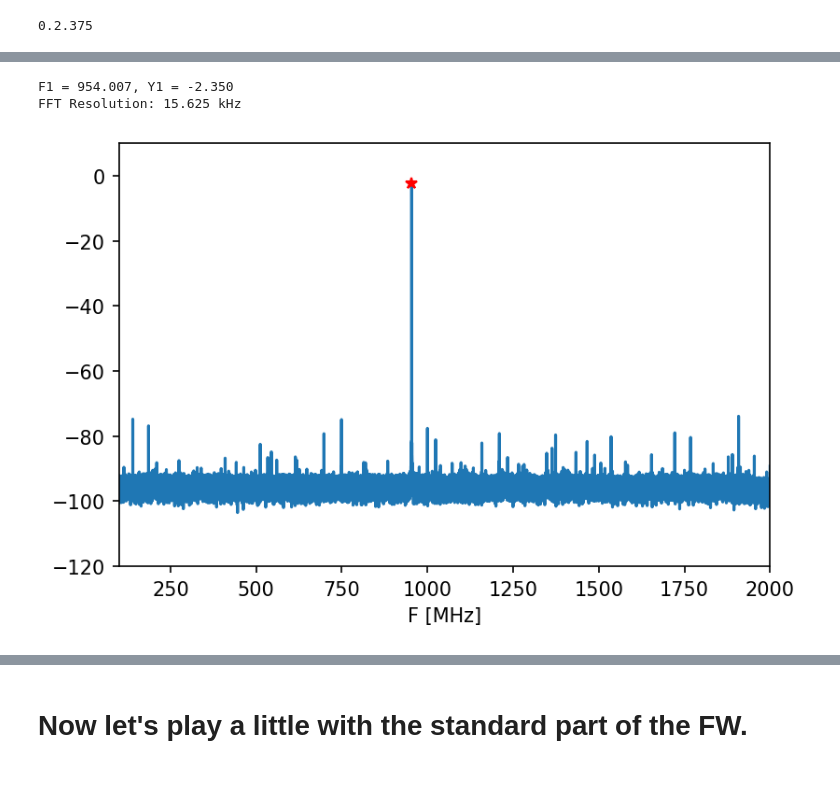
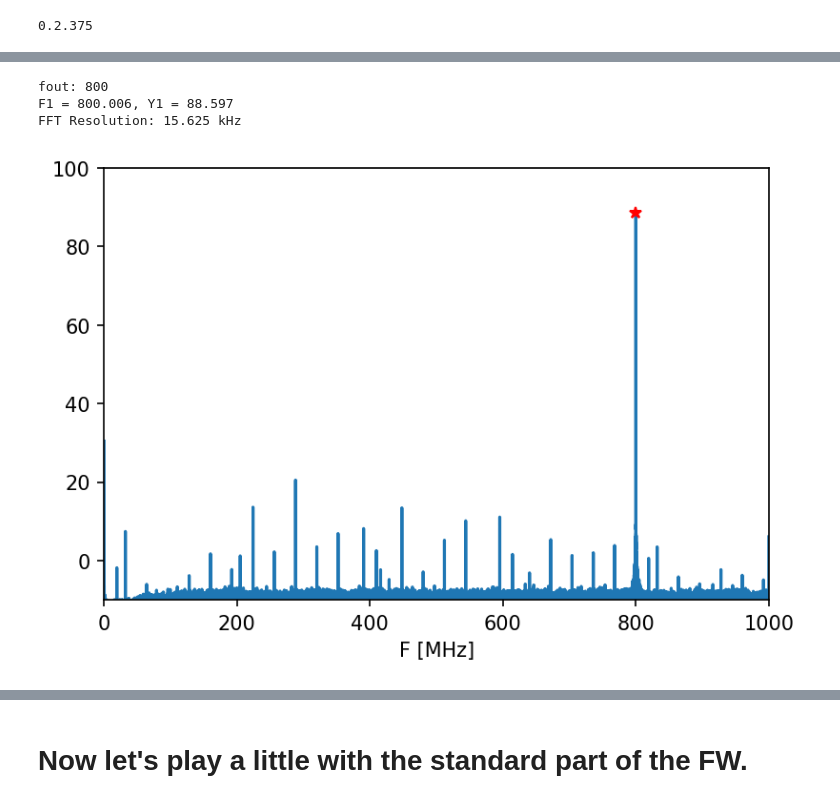
Before and after one commit to openquantumhardware/qick-tools, a Jupyter notebook: qick_tprocv2_111_fft_spectrum/notebooks/qick_tprocv2_111_fft_spectrum.ipynb, the cells around one changed output, grey strips where cells are left out. Drawn from its saved outputs; the diff is of its cells as text; code cells hidden in the pictures.

```diff
--- a/qick_tprocv2_111_fft_spectrum/notebooks/qick_tprocv2_111_fft_spectrum.ipynb
+++ b/qick_tprocv2_111_fft_spectrum/notebooks/qick_tprocv2_111_fft_spectrum.ipynb
@@ -53,11 +53,13 @@ if USE_PYRO:
     from qick.pyro import make_proxy
     # soc, soccfg = make_proxy(ns_host="pynq4x2.dhcp.fnal.gov", ns_port=8888, proxy_name="myqick")
     # soc, soccfg = make_proxy(ns_host="pynq216-6.dhcp.fnal.gov", ns_port=8888, proxy_name="myqick")
-    # soc, soccfg = make_proxy(ns_host="pynq111-2.dhcp.fnal.gov", ns_port=8888, proxy_name="myqick")
     soc, soccfg = make_proxy(ns_host="pynq111-4.dhcp.fnal.gov", ns_port=8888, proxy_name="myqick")
 else:
     # soc = SpectrumSoc(bitfile='/home/dmartin2/fw/qick_tprocv2_111_fft_spectrum_251008_1/qick_111.bit')  # includes an axis_switch to select 4xADC input to spectrum signal path
-    soc = SpectrumSoc(bitfile='/home/dmartin2/fw/qick_tprocv2_111_fft_spectrum_251121_1/qick_111.bit')  # same as 251008_1 with ADC_224 switch to connect to readout path
+    # soc = SpectrumSoc(bitfile='/home/dmartin2/fw/qick_tprocv2_111_fft_spectrum_251121_1/qick_111.bit')  # same as 251008_1 with ADC_224 switch to connect to readout path
+    # soc = SpectrumSoc(bitfile='/home/dmartin2/fw/qick_tprocv2_111_fft_spectrum_251124_1/qick_111.bit')  # same as 251008_1 with ADC_224 switch to connect to readout path
+    # soc = SpectrumSoc(bitfile='/home/dmartin2/fw/qick_tprocv2_111_fft_spectrum_251124_2/qick_111.bit')  # same as 251008_1 with ADC_224 switch to connect to readout path
+    soc = SpectrumSoc(bitfile='/home/dmartin2/fw/qick_tprocv2_111_fft_spectrum_251126_1/qick_111.bit')  # same as 251124_2 with extra IQconstant at DAC_229_0
     soccfg = soc
 
 print(soccfg)
@@ -84,4 +102,5 @@ Firmware configuration (built Fri Nov 21 11:52:49 2025):
 ### Define dual chain ###
 #########################
 # chain = DualChain(soc,soc['analysis'][0],soc['synthesis'][0])
-chain = DualChain(soc,soc['analysis'][0],soc['synthesis'][1])
+# chain = DualChain(soc,soc['analysis'][0],soc['synthesis'][1])
+chain = DualChain(soc,soc['analysis'][0],soc['synthesis'][2])
@@ -273,9 +382,11 @@ Iteration K = 15
 ###########################################
 ### Simple Sine Loop-back (XFFT output) ###
 ###########################################
-fout = np.random.randint(0,1000)
+
+fout = 100
+# fout = np.random.randint(0,1000)
 print("fout: %d"%(fout))
-chain.set_tone(fout,verbose=True)
+chain.set_tone(fout,g=1.0, verbose=True)
 
 # Compute channel center frequency.
 FC = chain.analysis.ch2freq(chain.analysis.freq2ch(fout))
@@ -289,7 +400,7 @@ x = xi + 1j*xq
 x = x*0.5/2**15
 
 # Scale by FFT length.
-x = x/soc.FFT_N
+x = x/chain.FFT_N
 
 # Spectrum.
 Y = fftshift(x)
@@ -374,43 +485,50 @@ Iteration K = 15
 ##########################################
 ### Simple Sine Loop-back (ACC output) ###
 ##########################################
+
+fout = 800
+# fout = np.random.randint(0,1000)
+print("fout: %d"%(fout))
+chain.set_tone(fout,g=1.0, verbose=True)
+
 # Number of averages.
 N = 10
 
 # Get data.
 x = chain.get_data_acc(N)
 
-# ADU to V.
-# 500mV --> 2^15
-x = x*(0.5/2**15)**2
+# # ADU to V.
+# # 500mV --> 2^15
+# x = x*(0.5/2**15)**2
 
 # Scale by FFT length.
-x = x/(soc.FFT_N)**2
+x = x/(chain.FFT_N)**2
 
 # Spectrum.
 Y = fftshift(x)
-F = np.linspace(0,chain.fs,len(Y))
+F = np.linspace(0,chain.fs,len(x))
 
 # Normalize to dBm.
 R = 50
 Y = 10*np.log10((np.sqrt(Y)**2)/(2*R*1e-3));
 
 # Max.
 [F1,Y1] = findPeak(F,Y);
 print('F1 = {:.3f}, Y1 = {:.3f}'.format(F1,Y1));
 
 plt.figure(7,dpi=150)
 plt.plot(F,Y)
 plt.plot(F1,Y1,'r*');
 plt.xlabel("F [MHz]");
-plt.xlim([100,2000]);
-plt.ylim([-120,10]);
+plt.xlim([0,1000]);
+plt.ylim([-10,100]);
 
-print('FFT Resolution: {} kHz'.format(1000*soc['analysis'][0]['fs_ch']/soc.FFT_N))
+print('FFT Resolution: {} kHz'.format(1000*soc['analysis'][0]['fs_ch']/chain.FFT_N))
 # %% [output]
-F1 = 954.007, Y1 = -2.350
+fout: 800
+F1 = 800.006, Y1 = 88.597
 FFT Resolution: 15.625 kHz
-[figure, old version]
+[figure, new version]
 # %%
 ###############################
 ### Single Channel Zoom FFT ###
```
Also changed, not shown: parts of 14 cells of this notebook, 3 other files.
